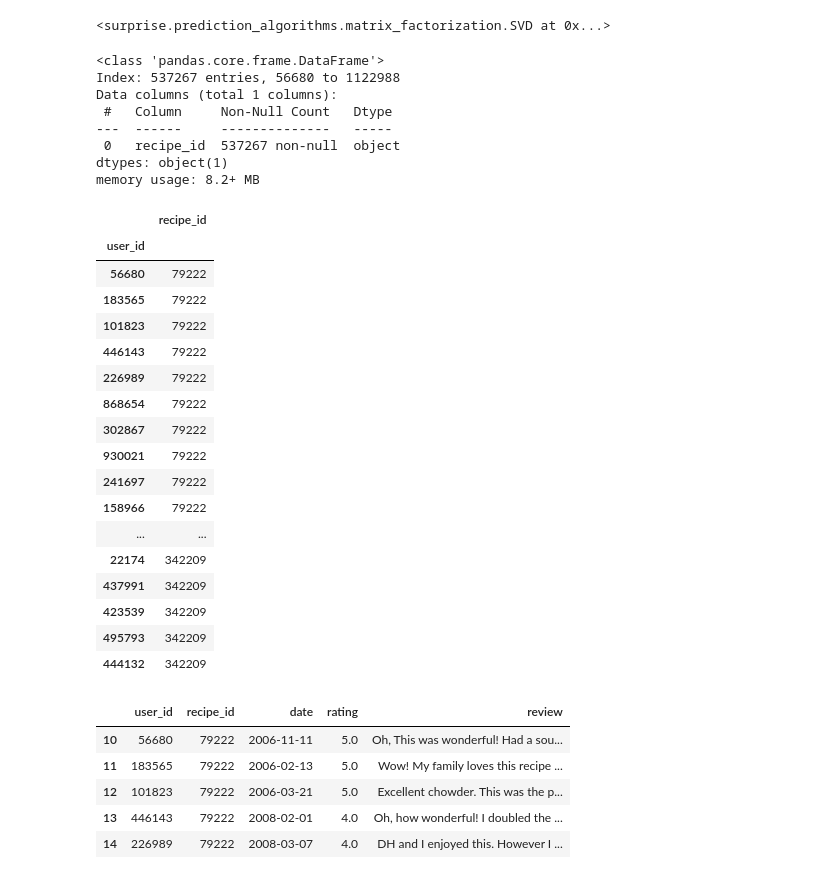
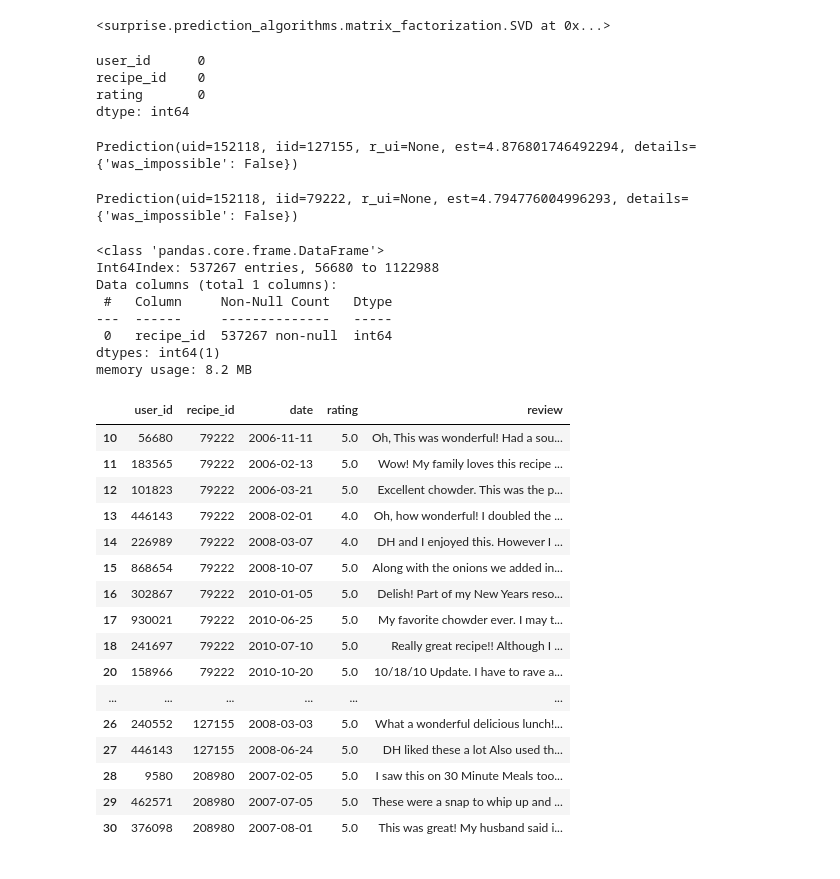
Before and after one commit to mboland23/Recipe-Recommender, a Jupyter notebook: recommendation_function_workbook.ipynb, the cells around one changed output. Saved outputs shown, nothing was run; the diff lists cells and outputs as text; code cells hidden in the pictures.

```diff
--- a/recommendation_function_workbook.ipynb
+++ b/recommendation_function_workbook.ipynb
@@ -41,7 +50,7 @@ recipes_df.head()
 # %% [markdown]
 ## Setting up Surprise
 # %%
-user_ratings_df[["user_id", "recipe_id"]] = user_ratings_df[["user_id", "recipe_id"]].astype(str)
+user_ratings_df[["user_id", "recipe_id"]] = user_ratings_df[["user_id", "recipe_id"]].astype(int)
 # %%
 rating_surprise_df = user_ratings_df[["user_id", "recipe_id", "rating"]]
 # %%
@@ -54,6 +63,21 @@ best_model = SVD(n_factors = 10 ,  n_epochs= 30  , lr_all = .0025, random_state=
 best_model.fit(trainset_full)
 # %% [output]
 <surprise.prediction_algorithms.matrix_factorization.SVD at 0x...>
+# %%
+rating_surprise_df.isnull().sum()
+# %% [output]
+user_id      0
+recipe_id    0
+rating       0
+dtype: int64
+# %%
+best_model.predict(152118, 127155)
+# %% [output]
+Prediction(uid=152118, iid=127155, r_ui=None, est=4.876801746492294, details={'was_impossible': False})
+# %%
+best_model.predict(152118, 79222)
+# %% [output]
+Prediction(uid=152118, iid=79222, r_ui=None, est=4.794776004996293, details={'was_impossible': False})
 # %%
 ## Subset data frame to show reviewers the products they have rated
 
@@ -62,40 +86,30 @@ prior_ratings_df.drop(columns=["date", "rating", "review"], inplace=True)
 prior_ratings_df.info()
 # %% [output]
 <class 'pandas.core.frame.DataFrame'>
-Index: 537267 entries, 56680 to 1122988
+Int64Index: 537267 entries, 56680 to 1122988
 Data columns (total 1 columns):
  #   Column     Non-Null Count   Dtype
 ---  ------     --------------   -----
- 0   recipe_id  537267 non-null  object
-dtypes: object(1)
-memory usage: 8.2+ MB
+ 0   recipe_id  537267 non-null  int64
+dtypes: int64(1)
+memory usage: 8.2 MB
-# %%
-prior_ratings_df.head(30)
-# %% [output]
-|  | recipe_id |
-| user_id |  |
-| 56680 | 79222 |
-| 183565 | 79222 |
-| 101823 | 79222 |
-| 446143 | 79222 |
-| 226989 | 79222 |
-| 868654 | 79222 |
-| 302867 | 79222 |
-| 930021 | 79222 |
-| 241697 | 79222 |
-| 158966 | 79222 |
-| ... | ... |
-| 22174 | 342209 |
-| 437991 | 342209 |
-| 423539 | 342209 |
-| 495793 | 342209 |
-| 444132 | 342209 |
 # %%
-user_ratings_df.head()
+user_ratings_df.head(20)
 # %% [output]
 |  | user_id | recipe_id | date | rating | review |
 | 10 | 56680 | 79222 | 2006-11-11 | 5.0 | Oh, This was wonderful! Had a sou... |
 | 11 | 183565 | 79222 | 2006-02-13 | 5.0 | Wow! My family loves this recipe ... |
 | 12 | 101823 | 79222 | 2006-03-21 | 5.0 | Excellent chowder. This was the p... |
 | 13 | 446143 | 79222 | 2008-02-01 | 4.0 | Oh, how wonderful! I doubled the ... |
 | 14 | 226989 | 79222 | 2008-03-07 | 4.0 | DH and I enjoyed this. However I ... |
+| 15 | 868654 | 79222 | 2008-10-07 | 5.0 | Along with the onions we added in... |
+| 16 | 302867 | 79222 | 2010-01-05 | 5.0 | Delish! Part of my New Years reso... |
+| 17 | 930021 | 79222 | 2010-06-25 | 5.0 | My favorite chowder ever. I may t... |
+| 18 | 241697 | 79222 | 2010-07-10 | 5.0 | Really great recipe!! Although I ... |
+| 20 | 158966 | 79222 | 2010-10-20 | 5.0 | 10/18/10 Update. I have to rave a... |
+| ... | ... | ... | ... | ... | ... |
+| 26 | 240552 | 127155 | 2008-03-03 | 5.0 | What a wonderful delicious lunch!... |
+| 27 | 446143 | 127155 | 2008-06-24 | 5.0 | DH liked these a lot Also used th... |
+| 28 | 9580 | 208980 | 2007-02-05 | 5.0 | I saw this on 30 Minute Meals too... |
+| 29 | 462571 | 208980 | 2007-07-05 | 5.0 | These were a snap to whip up and ... |
+| 30 | 376098 | 208980 | 2007-08-01 | 5.0 | This was great! My husband said i... |
```
Also changed, not shown: parts of 32 cells of this notebook.
